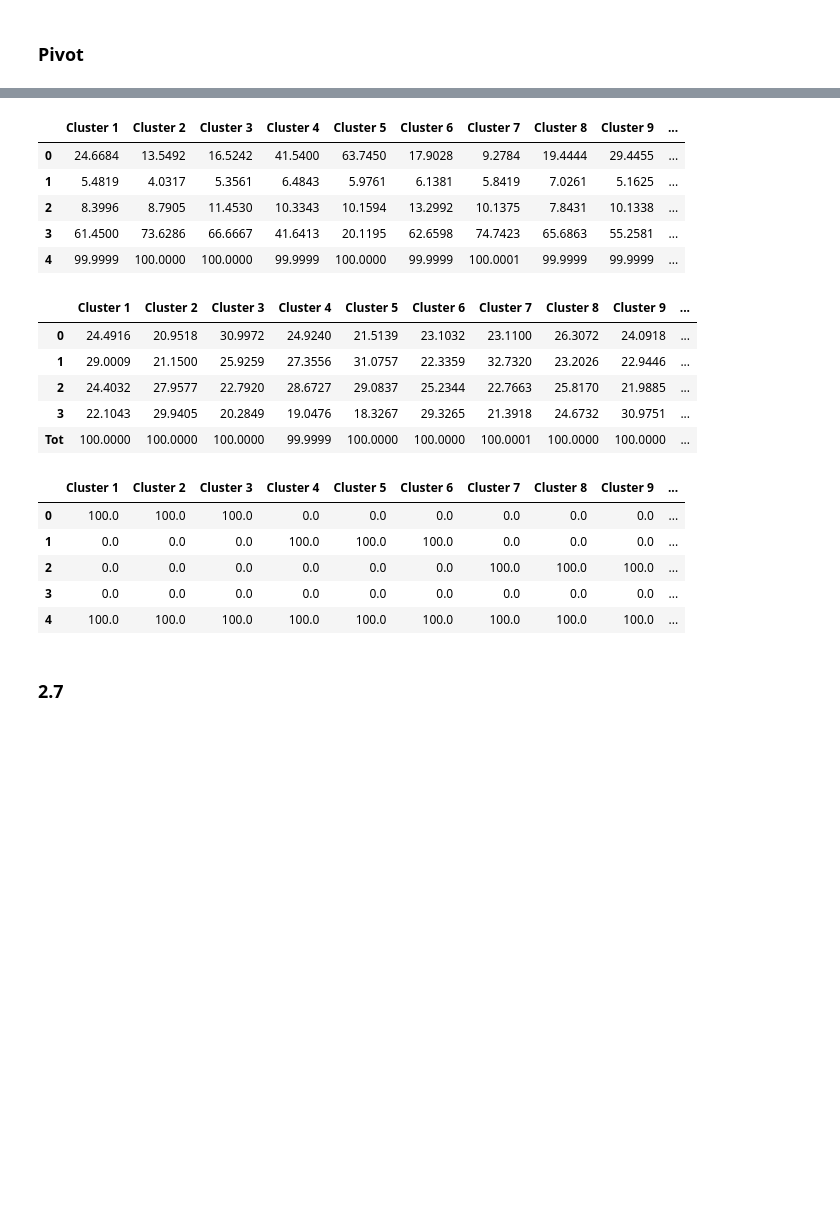
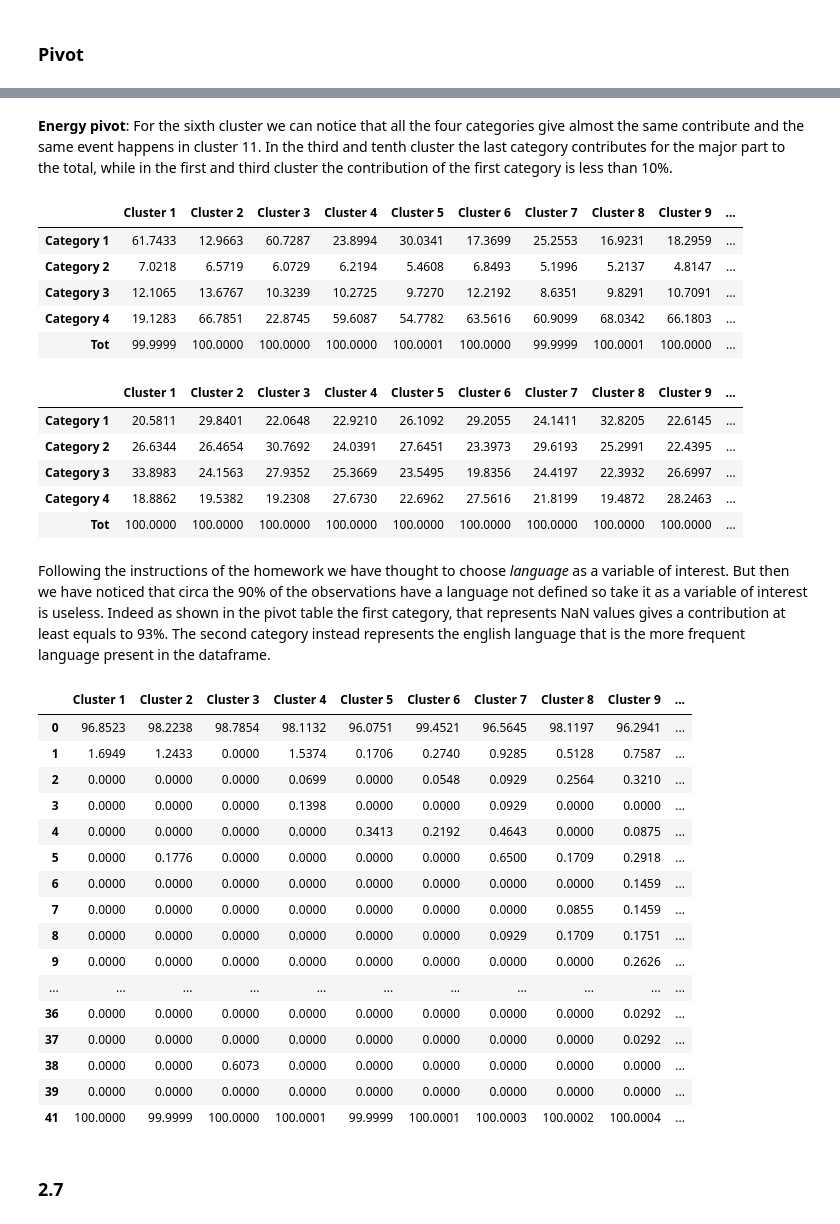
Before and after one commit to michele1783/ADM-HW4, a Jupyter notebook: Homeworkpca.ipynb, the cells around one changed output, grey strips where cells are left out. Saved outputs shown, nothing was run; the diff lists cells and outputs as text; code cells hidden in the pictures; blank space fills up the shorter version.

Commit message:
comment pivot table

```diff
--- a/Homeworkpca.ipynb
+++ b/Homeworkpca.ipynb
@@ -571,7 +586,7 @@ def K_Means(K, data):
 
     iterations = 0
     # Until the centroids don't change or the iterations are maximum n (the number of observation)
-    while iterations != 20 or np.array_equal(centroids, prev_centroids) == False:
+    while iterations != 10 or np.array_equal(centroids, prev_centroids) == False:
         # Saving the previous values of the cluster for the next while loop
         prev_centroids = centroids
         euc_dis = np.zeros((n,K))      # Initialize the euclidean distance array
@@ -794,8 +809,8 @@ pivot = pd.DataFrame()
 a = []
 for i in range(1,5):
     pivot.insert(i-1, echonest.columns[i], pd.cut(echonest[echonest.columns[i]], bins = 4,labels=["1", "2", "3", "4"]))
-pivot.insert(0,"track_duration",pd.qcut(df_cl[df_cl.columns[5]], q = 4,labels=["1", "2", "3", "4"]))
-pivot.insert(0,"track_language",pd.qcut(df_cl[df_cl.columns[1]], q = 4,labels=["1", "2", "3", "4"]))
+pivot.insert(0,"track_duration", pd.qcut(df_cl[df_cl.columns[5]], q = 4,labels=["1", "2", "3", "4"]))
+pivot["track_language"] = tracks.track_language_code
 pivot.insert(0, "Clusters", clusters)
 pivot
 # %% [output]
@@ -823,14 +838,14 @@ for j in range(0,4):
         t[j][i] = ((pivot[(pivot.audio_features_acousticness == str(j+1)) & (pivot.Clusters == i+1)].count()[0]))
 
 for i in range(t.shape[1]):
-    t[:,i] = np.around((t[:,i]/sum(t)[i])*100,4)
+    t[:,i] = np.round((t[:,i]/sum(t)[i])*100, 2)
 l = []
 for i in range(1,13):
     l.append("Cluster "+str(i))
 acoustiness_pivot = pd.DataFrame(t)
 acoustiness_pivot.columns = l
 acoustiness_pivot.loc[4] = sum(t)
+acoustiness_pivot = acoustiness_pivot.rename(index={0: 'Category 1',1: 'Category 2',2: 'Category 3', 3: 'Category 4'})
 acoustiness_pivot.rename(index={4: 'Tot'})
-acoustiness_pivot
 # %% [output]
 |  | Cluster 1 | Cluster 2 | Cluster 3 | Cluster 4 | Cluster 5 | Cluster 6 | Cluster 7 | Cluster 8 | Cluster 9 | ... |
@@ -873,14 +897,14 @@ for j in range(0,4):
         t[j][i] = ((pivot[(pivot.audio_features_energy == str(j+1)) & (pivot.Clusters == i+1)].count()[0]))
 
 for i in range(t.shape[1]):
-    t[:,i] = np.around((t[:,i]/sum(t)[i])*100,4)
+    t[:,i] = np.around((t[:,i]/sum(t)[i])*100, 2)
 l = []
 for i in range(1,13):
     l.append("Cluster "+str(i))
 energy_pivot = pd.DataFrame(t)
 energy_pivot.columns = l
 energy_pivot.loc[4] = sum(t)
+energy_pivot = energy_pivot.rename(index={0: 'Category 1',1: 'Category 2',2: 'Category 3', 3: 'Category 4'})
 energy_pivot.rename(index={4: 'Tot'})
-energy_pivot
 # %% [output]
 |  | Cluster 1 | Cluster 2 | Cluster 3 | Cluster 4 | Cluster 5 | Cluster 6 | Cluster 7 | Cluster 8 | Cluster 9 | ... |
@@ -892,3 +916,5 @@ energy_pivot
+# %% [markdown]
+**Energy pivot**: For the sixth cluster we can notice that all the four categories give almost the same contribute and the same event happens in cluster 11. In the third and tenth cluster the last category contributes for the major part to the total, while in the first and third cluster the contribution of the first category is less than 10%.
 # %%
 #instrumentalness
 t = np.zeros((4,12))
@@ -905,15 +931,15 @@ for i in range(1,13):
 instrumentalness_pivot = pd.DataFrame(t)
 instrumentalness_pivot.columns = l
 instrumentalness_pivot.loc[4] = sum(t)
+instrumentalness_pivot = instrumentalness_pivot.rename(index={0: 'Category 1',1: 'Category 2',2: 'Category 3', 3: 'Category 4'})
 instrumentalness_pivot.rename(index={4: 'Tot'})
-instrumentalness_pivot
 # %% [output]
 |  | Cluster 1 | Cluster 2 | Cluster 3 | Cluster 4 | Cluster 5 | Cluster 6 | Cluster 7 | Cluster 8 | Cluster 9 | ... |
-| 0 | 24.6684 | 13.5492 | 16.5242 | 41.5400 | 63.7450 | 17.9028 | 9.2784 | 19.4444 | 29.4455 | ... |
-| 1 | 5.4819 | 4.0317 | 5.3561 | 6.4843 | 5.9761 | 6.1381 | 5.8419 | 7.0261 | 5.1625 | ... |
-| 2 | 8.3996 | 8.7905 | 11.4530 | 10.3343 | 10.1594 | 13.2992 | 10.1375 | 7.8431 | 10.1338 | ... |
-| 3 | 61.4500 | 73.6286 | 66.6667 | 41.6413 | 20.1195 | 62.6598 | 74.7423 | 65.6863 | 55.2581 | ... |
-| 4 | 99.9999 | 100.0000 | 100.0000 | 99.9999 | 100.0000 | 99.9999 | 100.0001 | 99.9999 | 99.9999 | ... |
+| Category 1 | 61.7433 | 12.9663 | 60.7287 | 23.8994 | 30.0341 | 17.3699 | 25.2553 | 16.9231 | 18.2959 | ... |
+| Category 2 | 7.0218 | 6.5719 | 6.0729 | 6.2194 | 5.4608 | 6.8493 | 5.1996 | 5.2137 | 4.8147 | ... |
+| Category 3 | 12.1065 | 13.6767 | 10.3239 | 10.2725 | 9.7270 | 12.2192 | 8.6351 | 9.8291 | 10.7091 | ... |
+| Category 4 | 19.1283 | 66.7851 | 22.8745 | 59.6087 | 54.7782 | 63.5616 | 60.9099 | 68.0342 | 66.1803 | ... |
+| Tot | 99.9999 | 100.0000 | 100.0000 | 100.0000 | 100.0001 | 100.0000 | 99.9999 | 100.0001 | 100.0000 | ... |
 # %%
 #duration
 t = np.zeros((4,12))
@@ -930,39 +956,54 @@ for i in range(1,13):
 track_duration_pivot = pd.DataFrame(t)
 track_duration_pivot.columns = l
 track_duration_pivot.loc[4] = sum(t)
+track_duration_pivot = track_duration_pivot.rename(index={0: 'Category 1',1: 'Category 2',2: 'Category 3', 3: 'Category 4'})
 track_duration_pivot.rename(index={4: 'Tot'})
 # %% [output]
 |  | Cluster 1 | Cluster 2 | Cluster 3 | Cluster 4 | Cluster 5 | Cluster 6 | Cluster 7 | Cluster 8 | Cluster 9 | ... |
-| 0 | 24.4916 | 20.9518 | 30.9972 | 24.9240 | 21.5139 | 23.1032 | 23.1100 | 26.3072 | 24.0918 | ... |
-| 1 | 29.0009 | 21.1500 | 25.9259 | 27.3556 | 31.0757 | 22.3359 | 32.7320 | 23.2026 | 22.9446 | ... |
-| 2 | 24.4032 | 27.9577 | 22.7920 | 28.6727 | 29.0837 | 25.2344 | 22.7663 | 25.8170 | 21.9885 | ... |
-| 3 | 22.1043 | 29.9405 | 20.2849 | 19.0476 | 18.3267 | 29.3265 | 21.3918 | 24.6732 | 30.9751 | ... |
-| Tot | 100.0000 | 100.0000 | 100.0000 | 99.9999 | 100.0000 | 100.0000 | 100.0001 | 100.0000 | 100.0000 | ... |
+| Category 1 | 20.5811 | 29.8401 | 22.0648 | 22.9210 | 26.1092 | 29.2055 | 24.1411 | 32.8205 | 22.6145 | ... |
+| Category 2 | 26.6344 | 26.4654 | 30.7692 | 24.0391 | 27.6451 | 23.3973 | 29.6193 | 25.2991 | 22.4395 | ... |
+| Category 3 | 33.8983 | 24.1563 | 27.9352 | 25.3669 | 23.5495 | 19.8356 | 24.4197 | 22.3932 | 26.6997 | ... |
+| Category 4 | 18.8862 | 19.5382 | 19.2308 | 27.6730 | 22.6962 | 27.5616 | 21.8199 | 19.4872 | 28.2463 | ... |
+| Tot | 100.0000 | 100.0000 | 100.0000 | 100.0000 | 100.0000 | 100.0000 | 100.0000 | 100.0000 | 100.0000 | ... |
+# %% [markdown]
+Following the instructions of the homework we have thought to choose *language* as a variable of interest. But then we have noticed that circa the 90% of the observations have a language not defined so take it as a variable of interest is useless. Indeed as shown in the pivot table the first category, that represents NaN values gives a contribution at least equals to 93%. The second category instead represents the english language that is the more frequent language present in the dataframe.
 # %%
 #language
-t = np.zeros((4,12))
+t = np.zeros((len(pivot.track_language.unique()),12))
 l = []
-for j in range(0,4):
+c = 0
+for j in pivot.track_language.unique():
     for i in range(0,12):
-        t[j][i] = ((pivot[(pivot.track_language == str(j+1)) & (pivot.Clusters == i+1)].count()[0]))
-
+        t[c][i] = ((pivot[(pivot.track_language == j) & (pivot.Clusters == i+1)].count()[0]))
+    c += 1
 for i in range(t.shape[1]):
     t[:,i] = np.around((t[:,i]/sum(t)[i])*100,4)
 l = []
 for i in range(1,13):
     l.append("Cluster "+str(i))
 track_language_pivot = pd.DataFrame(t)
 track_language_pivot.columns = l
-track_language_pivot.loc[4] = sum(t)
+track_language_pivot.loc[len(pivot.track_language.unique())+1] = sum(t)
 
 track_language_pivot
 # %% [output]
 |  | Cluster 1 | Cluster 2 | Cluster 3 | Cluster 4 | Cluster 5 | Cluster 6 | Cluster 7 | Cluster 8 | Cluster 9 | ... |
-| 0 | 100.0 | 100.0 | 100.0 | 0.0 | 0.0 | 0.0 | 0.0 | 0.0 | 0.0 | ... |
-| 1 | 0.0 | 0.0 | 0.0 | 100.0 | 100.0 | 100.0 | 0.0 | 0.0 | 0.0 | ... |
-| 2 | 0.0 | 0.0 | 0.0 | 0.0 | 0.0 | 0.0 | 100.0 | 100.0 | 100.0 | ... |
-| 3 | 0.0 | 0.0 | 0.0 | 0.0 | 0.0 | 0.0 | 0.0 | 0.0 | 0.0 | ... |
-| 4 | 100.0 | 100.0 | 100.0 | 100.0 | 100.0 | 100.0 | 100.0 | 100.0 | 100.0 | ... |
+| 0 | 96.8523 | 98.2238 | 98.7854 | 98.1132 | 96.0751 | 99.4521 | 96.5645 | 98.1197 | 96.2941 | ... |
+| 1 | 1.6949 | 1.2433 | 0.0000 | 1.5374 | 0.1706 | 0.2740 | 0.9285 | 0.5128 | 0.7587 | ... |
+| 2 | 0.0000 | 0.0000 | 0.0000 | 0.0699 | 0.0000 | 0.0548 | 0.0929 | 0.2564 | 0.3210 | ... |
+| 3 | 0.0000 | 0.0000 | 0.0000 | 0.1398 | 0.0000 | 0.0000 | 0.0929 | 0.0000 | 0.0000 | ... |
+| 4 | 0.0000 | 0.0000 | 0.0000 | 0.0000 | 0.3413 | 0.2192 | 0.4643 | 0.0000 | 0.0875 | ... |
+| 5 | 0.0000 | 0.1776 | 0.0000 | 0.0000 | 0.0000 | 0.0000 | 0.6500 | 0.1709 | 0.2918 | ... |
+| 6 | 0.0000 | 0.0000 | 0.0000 | 0.0000 | 0.0000 | 0.0000 | 0.0000 | 0.0000 | 0.1459 | ... |
+| 7 | 0.0000 | 0.0000 | 0.0000 | 0.0000 | 0.0000 | 0.0000 | 0.0000 | 0.0855 | 0.1459 | ... |
+| 8 | 0.0000 | 0.0000 | 0.0000 | 0.0000 | 0.0000 | 0.0000 | 0.0929 | 0.1709 | 0.1751 | ... |
+| 9 | 0.0000 | 0.0000 | 0.0000 | 0.0000 | 0.0000 | 0.0000 | 0.0000 | 0.0000 | 0.2626 | ... |
+| ... | ... | ... | ... | ... | ... | ... | ... | ... | ... | ... |
+| 36 | 0.0000 | 0.0000 | 0.0000 | 0.0000 | 0.0000 | 0.0000 | 0.0000 | 0.0000 | 0.0292 | ... |
+| 37 | 0.0000 | 0.0000 | 0.0000 | 0.0000 | 0.0000 | 0.0000 | 0.0000 | 0.0000 | 0.0292 | ... |
+| 38 | 0.0000 | 0.0000 | 0.6073 | 0.0000 | 0.0000 | 0.0000 | 0.0000 | 0.0000 | 0.0000 | ... |
+| 39 | 0.0000 | 0.0000 | 0.0000 | 0.0000 | 0.0000 | 0.0000 | 0.0000 | 0.0000 | 0.0000 | ... |
+| 41 | 100.0000 | 99.9999 | 100.0000 | 100.0001 | 99.9999 | 100.0001 | 100.0003 | 100.0002 | 100.0004 | ... |
 # %% [markdown]
 ### 2.7
 # %%
```
Also changed, not shown: parts of 14 cells of this notebook.
